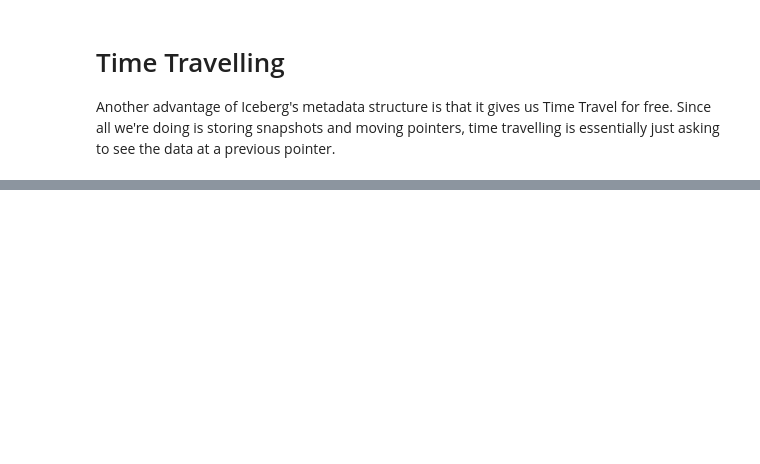
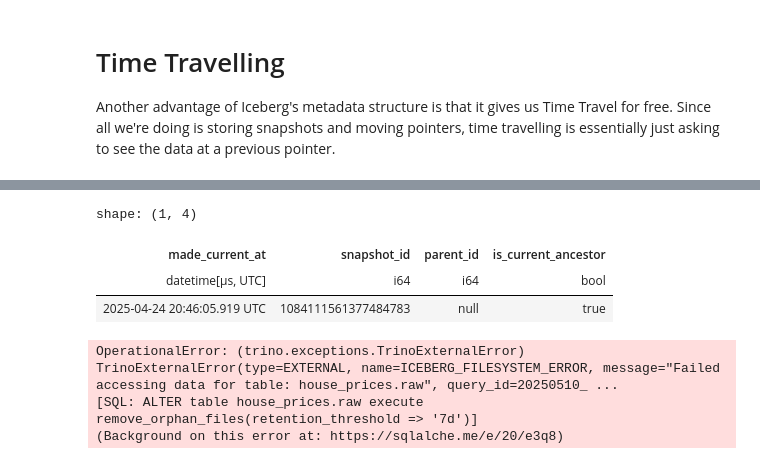
Before and after one commit to henryharbeck/pydata-london-2025-hands-on-apache-iceberg, a Jupyter notebook: notebooks/04-Time Travel.ipynb, the cells around one changed output, grey strips where cells are left out. Saved outputs shown, nothing was run; the diff lists cells and outputs as text; code cells hidden in the pictures; blank space fills up the shorter version.

```diff
--- a/notebooks/04-Time Travel.ipynb
+++ b/notebooks/04-Time Travel.ipynb
@@ -26,0 +128,14 @@ shape: (9, 6)
+# %%
+query('SELECT * FROM house_prices."raw$history" order by made_current_at')
+# %% [output]
+shape: (1, 4)
+| made_current_at | snapshot_id | parent_id | is_current_ancestor |
+| datetime[μs, UTC] | i64 | i64 | bool |
+| 2025-04-24 20:46:05.919 UTC | 1084111561377484783 | null | true |
+# %%
+with engine.connect() as conn:
+    print(conn.execute(sa.text("ALTER table house_prices.raw execute remove_orphan_files(retention_threshold => '7d')")).fetchone())
+# %% [output]
+OperationalError: (trino.exceptions.TrinoExternalError) TrinoExternalError(type=EXTERNAL, name=ICEBERG_FILESYSTEM_ERROR, message="Failed accessing data for table: house_prices.raw", query_id=20250510_ ...
+[SQL: ALTER table house_prices.raw execute remove_orphan_files(retention_threshold => '7d')]
+(Background on this error at: https://sqlalche.me/e/20/e3q8)
```
Also changed, not shown: parts of 18 cells of this notebook.
